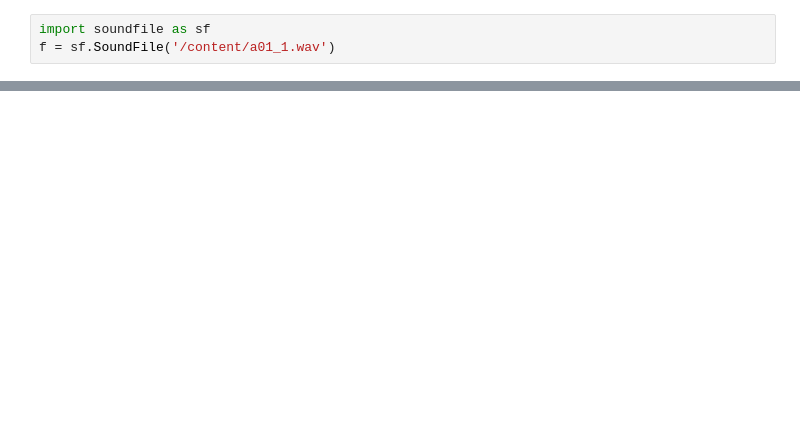
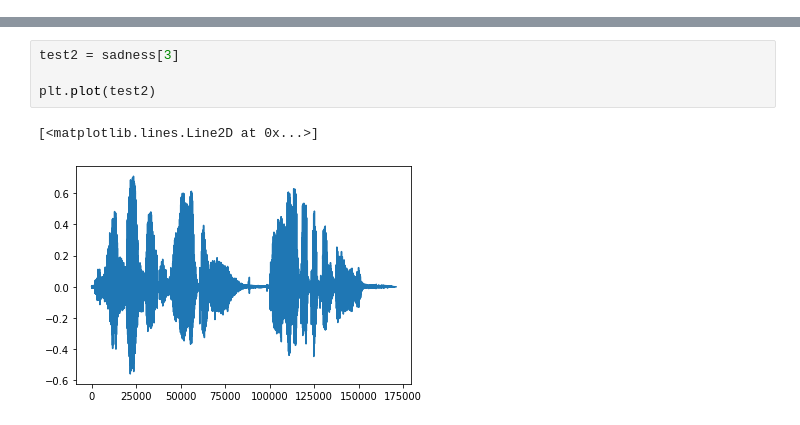
Before and after one commit to kathdevx/emotionalAI, a Jupyter notebook: test_dnn.ipynb, the cells around one changed output, grey strips where cells are left out. Saved outputs shown, nothing was run; the diff lists cells and outputs as text; blank space fills up the shorter version.

```diff
--- a/test_dnn.ipynb
+++ b/test_dnn.ipynb
@@ -5,3 +6,0 @@
-# %%
-import soundfile as sf
-f = sf.SoundFile('/content/a01_1.wav')
@@ -14,0 +56,7 @@ plt.plot(test)
+# %%
+test2 = sadness[3]
+
+plt.plot(test2)
+# %% [output]
+[<matplotlib.lines.Line2D at 0x...>]
+[figure, added]
```
Also changed, not shown: parts of 8 cells of this notebook.
